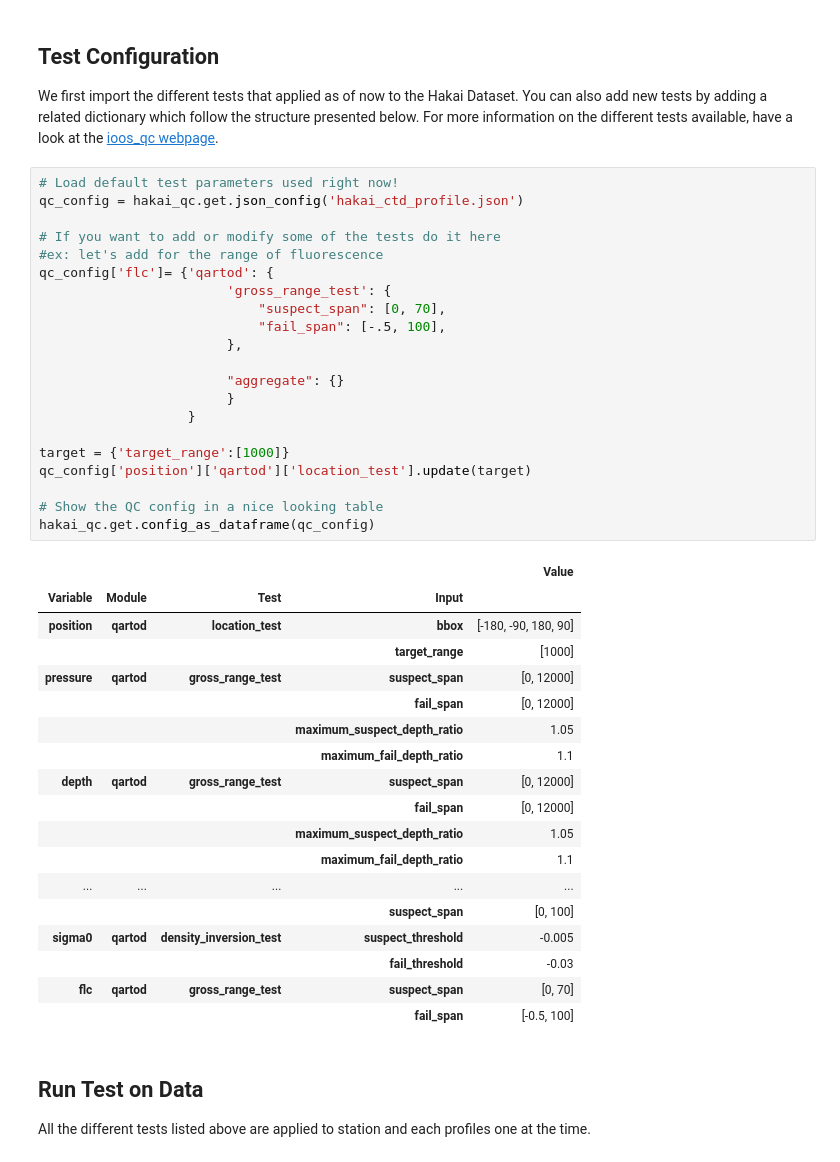
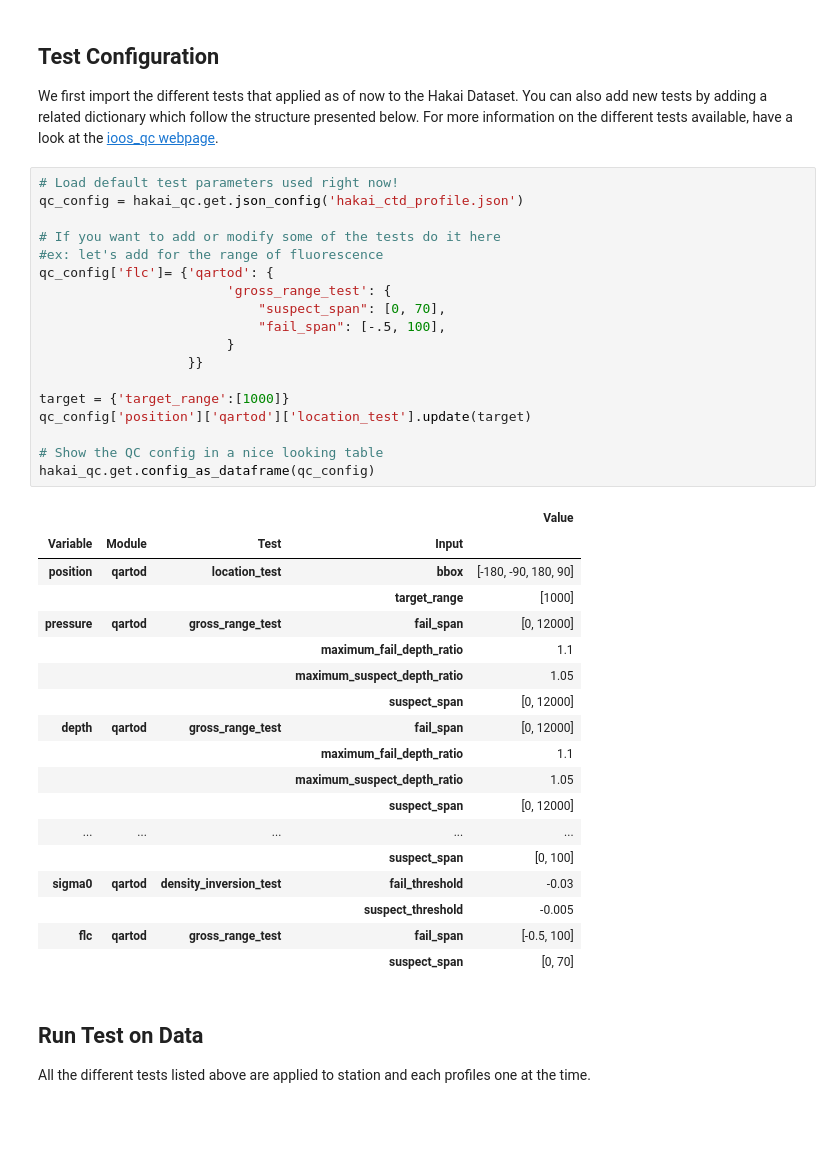
Before and after one commit to HakaiInstitute/hakai-ctd-qc, a Jupyter notebook: review-hakai-tests.ipynb, the cells around one changed output. Saved outputs shown, nothing was run; the diff lists cells and outputs as text; blank space fills up the shorter version.

```diff
--- a/review-hakai-tests.ipynb
+++ b/review-hakai-tests.ipynb
@@ -95,43 +81,40 @@ We first import the different tests that applied as of now to the Hakai Dataset.
 # %%
 # Load default test parameters used right now!
 qc_config = hakai_qc.get.json_config('hakai_ctd_profile.json')
 
 # If you want to add or modify some of the tests do it here
 #ex: let's add for the range of fluorescence
 qc_config['flc']= {'qartod': {
                         'gross_range_test': {
                             "suspect_span": [0, 70],
                             "fail_span": [-.5, 100],
-                        },
-
-                        "aggregate": {}
                         }
-                   }
+                   }}
 
 target = {'target_range':[1000]}
 qc_config['position']['qartod']['location_test'].update(target)
 
 # Show the QC config in a nice looking table
 hakai_qc.get.config_as_dataframe(qc_config)
 # %% [output]
 |  |  |  |  | Value |
 | Variable | Module | Test | Input |  |
 | position | qartod | location_test | bbox | [-180, -90, 180, 90] |
 |  |  |  | target_range | [1000] |
-| pressure | qartod | gross_range_test | suspect_span | [0, 12000] |
-|  |  |  | fail_span | [0, 12000] |
+| pressure | qartod | gross_range_test | fail_span | [0, 12000] |
+|  |  |  | maximum_fail_depth_ratio | 1.1 |
 |  |  |  | maximum_suspect_depth_ratio | 1.05 |
+|  |  |  | suspect_span | [0, 12000] |
+| depth | qartod | gross_range_test | fail_span | [0, 12000] |
 |  |  |  | maximum_fail_depth_ratio | 1.1 |
-| depth | qartod | gross_range_test | suspect_span | [0, 12000] |
-|  |  |  | fail_span | [0, 12000] |
 |  |  |  | maximum_suspect_depth_ratio | 1.05 |
-|  |  |  | maximum_fail_depth_ratio | 1.1 |
+|  |  |  | suspect_span | [0, 12000] |
 | ... | ... | ... | ... | ... |
 |  |  |  | suspect_span | [0, 100] |
-| sigma0 | qartod | density_inversion_test | suspect_threshold | -0.005 |
-|  |  |  | fail_threshold | -0.03 |
-| flc | qartod | gross_range_test | suspect_span | [0, 70] |
-|  |  |  | fail_span | [-0.5, 100] |
+| sigma0 | qartod | density_inversion_test | fail_threshold | -0.03 |
+|  |  |  | suspect_threshold | -0.005 |
+| flc | qartod | gross_range_test | fail_span | [-0.5, 100] |
+|  |  |  | suspect_span | [0, 70] |
 # %% [markdown]
 ## Run Test on Data
 All the different tests listed above are applied to station and each profiles one at the time.
```
Also changed, not shown: parts of 9 cells of this notebook.
